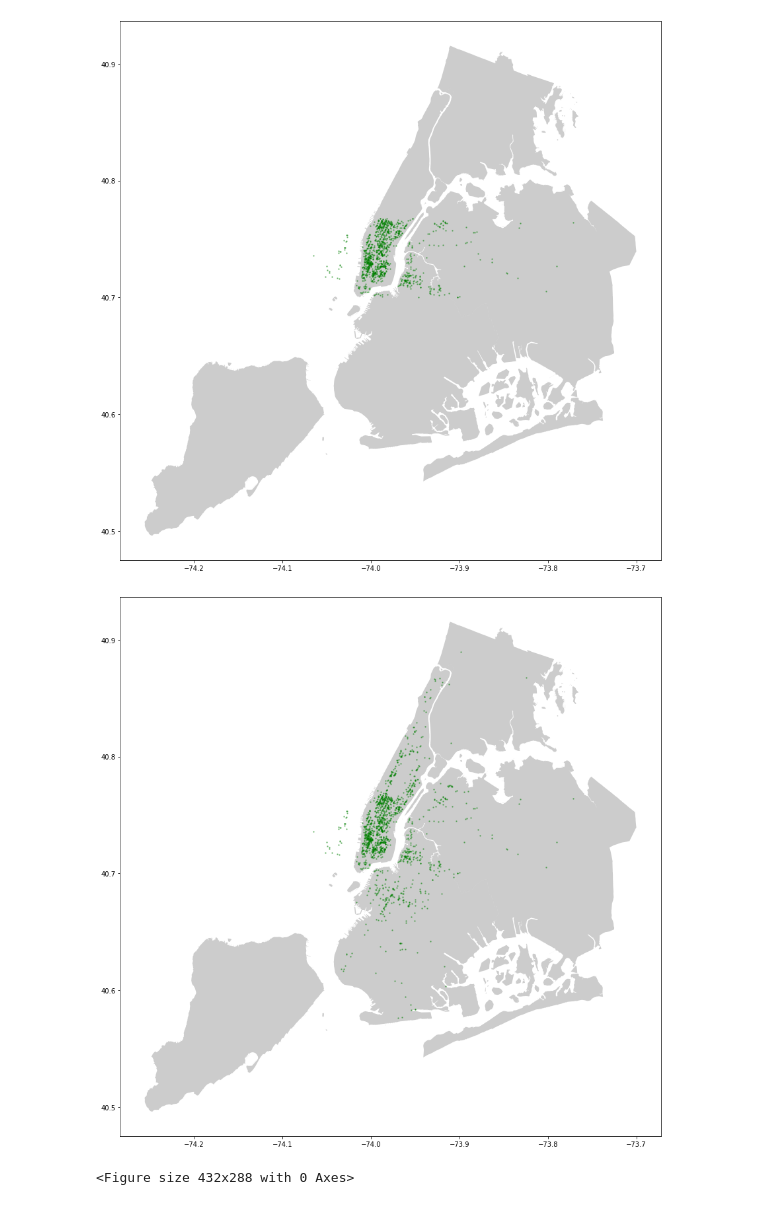
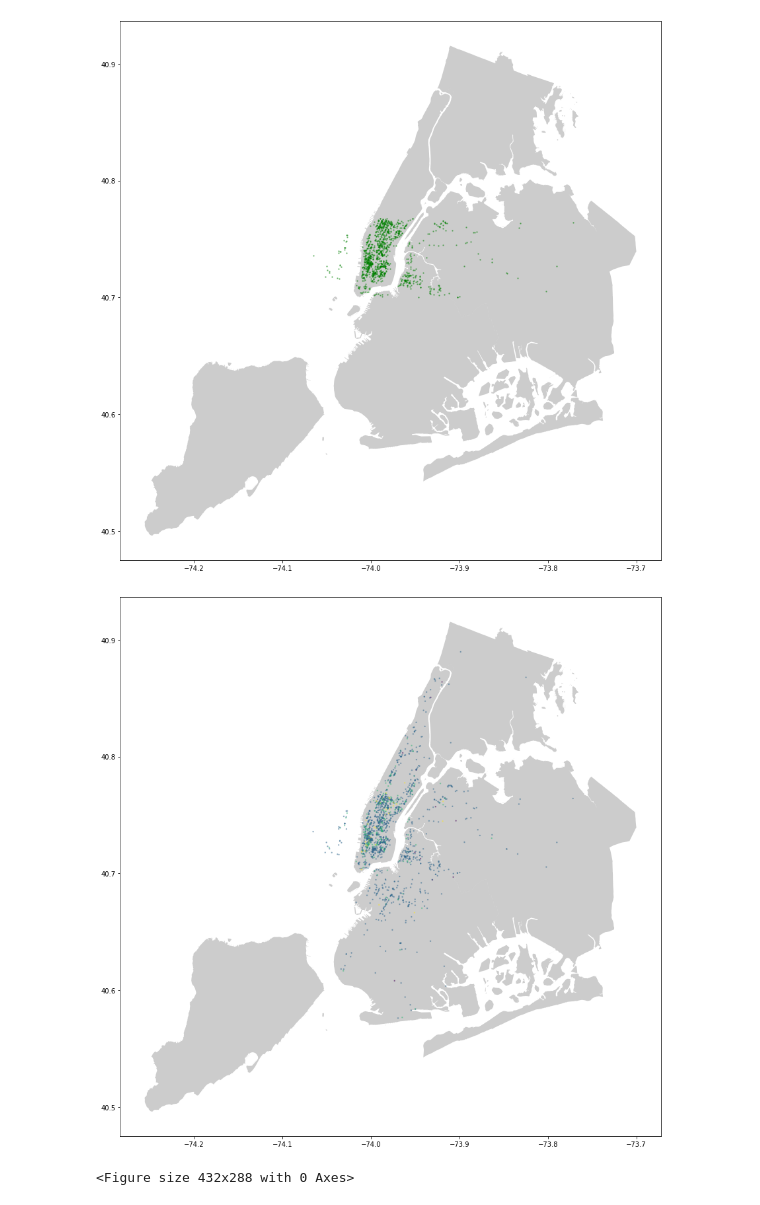
Before and after one commit to jonluca/seated-api, a Jupyter notebook: Untitled.ipynb, the cells around one changed output. Saved outputs shown, nothing was run; the diff lists cells and outputs as text; code cells hidden in the pictures.

```diff
--- a/Untitled.ipynb
+++ b/Untitled.ipynb
@@ -176,10 +175,10 @@ plt.show
 # %%
 fig,ax=plt.subplots(figsize=(15,15))
 boroughs.plot(ax=ax,alpha=0.4,color="grey")
-geo_df[geo_df['latitude'] < 41].plot(ax=ax,markersize=2, alpha=0.4,color="green", label="Restaurants on Seated")
-plt.savefig('seated.png',dpi=300)
+geo_df[geo_df['latitude'] < 41].plot(ax=ax,markersize=2, alpha=0.4,c=geo_df['priceRating'], label="Restaurants on Seated")
+plt.savefig('seated.png',dpi=800)
 # %% [output]
-[figure, old version]
+[figure, new version]
 # %%
 plt.draw()
 plt.show()
```
Also changed, not shown: parts of 5 cells of this notebook, 1 other file.
